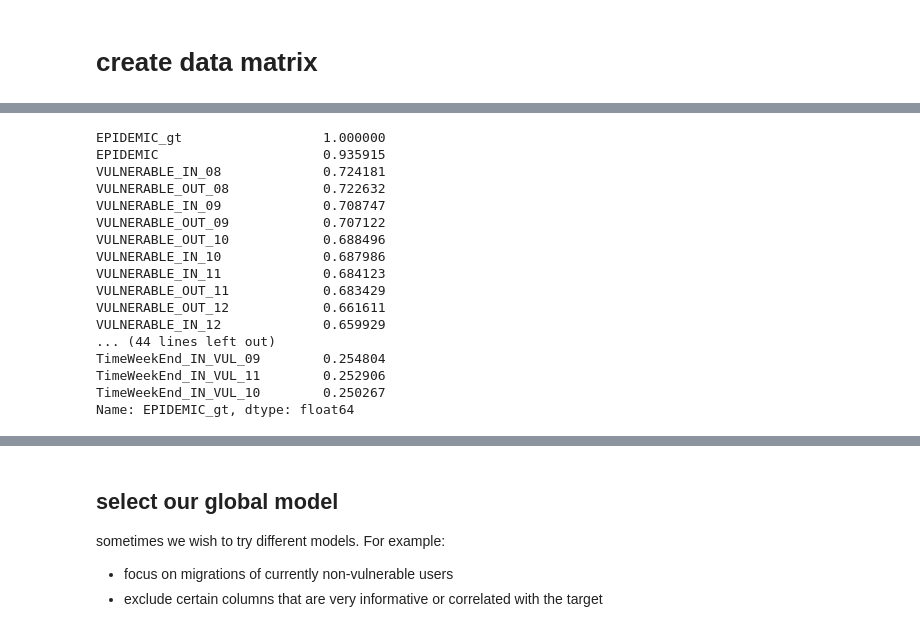
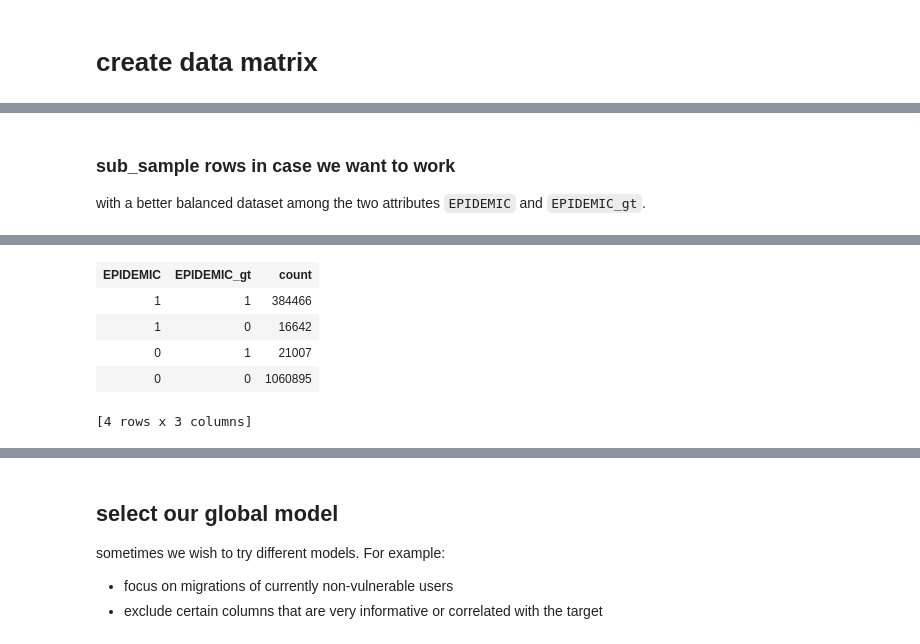
Before and after one commit to jdemonasterio/Tesis, a Jupyter notebook: mexico-scripts-ver2/sklearnClassifiers-mex.ipynb, the cells around one changed output, grey strips where cells are left out. Saved outputs shown, nothing was run; the diff lists cells and outputs as text; code cells hidden in the pictures.

Commit message:
start try of balanced, harder problem

```diff
--- a/mexico-scripts-ver2/sklearnClassifiers-mex.ipynb
+++ b/mexico-scripts-ver2/sklearnClassifiers-mex.ipynb
@@ -172,6 +172,6 @@ Parsing completed. Parsed 4415 lines in 0.176834 secs.
 # %%
 # agrego tambien data de epidemicidad al simpleformat table
-sf_table = sf_table.join(antennas['CEL_ID','EPIDEMIC'], on = {'ANTENNA_ID_WEEKNIGHT_0':'CEL_ID'},how = 'left')
+sf_table = sf_table.join(antennas['CEL_ID','EPIDEMIC','STATE'], on = {'ANTENNA_ID_WEEKNIGHT_0':'CEL_ID'},how = 'left')
 # %%
 %%time
 # enriquecemos la data de gt con info de epidemicidad
@@ -206,9 +213,18 @@ gt_table.head()
+# %%
+# sample_data = 0.2
+sample_data = None
+
+if sample_data:
+    sf_table, _ = sf_table.random_split(sample_data, seed=2015)
 # %% [markdown]
 # create data matrix
 # %%
 %%time
-data = sl_table.join(gt_table['USER','EPIDEMIC_gt'], on = 'USER', how = 'inner')
-data = data.join(sf_table, on = 'USER', how = 'inner')
+## integrate target to single frame
+
+data = sf_table.join(gt_table['USER','EPIDEMIC_gt'], on = 'USER', how = 'inner')
+data = data.join(sl_table, on = 'USER', how = 'inner')
+
 #no podemos tener nulls en el target asi que dropeamos
 data = data.dropna(columns = ['EPIDEMIC_gt'], how='any')
 print(data.shape)
@@ -255,21 +236,12 @@ corr_matrix.head()
-# %%
-res = corr_matrix[corr_matrix['EPIDEMIC_gt']>0.25]['EPIDEMIC_gt'].sort_values(ascending=False)
-res
-# %% [output]
-EPIDEMIC_gt                  1.000000
-EPIDEMIC                     0.935915
-VULNERABLE_IN_08             0.724181
-VULNERABLE_OUT_08            0.722632
-VULNERABLE_IN_09             0.708747
-VULNERABLE_OUT_09            0.707122
-VULNERABLE_OUT_10            0.688496
-VULNERABLE_IN_10             0.687986
-VULNERABLE_IN_11             0.684123
-VULNERABLE_OUT_11            0.683429
-VULNERABLE_OUT_12            0.661611
-VULNERABLE_IN_12             0.659929
-... (44 lines left out)
-TimeWeekEnd_IN_VUL_09        0.254804
-TimeWeekEnd_IN_VUL_11        0.252906
-TimeWeekEnd_IN_VUL_10        0.250267
-Name: EPIDEMIC_gt, dtype: float64
+# %% [markdown]
+### sub_sample rows in case we want to work
+with a better balanced dataset among the two attributes `EPIDEMIC` and `EPIDEMIC_gt`.
+# %%
+%time
+# 1st check group sizes
+
+epidemic_transition = data.groupby(['EPIDEMIC','EPIDEMIC_gt'],
+                             {'count':gl.aggregate.COUNT_DISTINCT('USER')})
+
+epidemic_transition
+# %% [output]
@@ -275,0 +250,6 @@ Name: EPIDEMIC_gt, dtype: float64
+| EPIDEMIC | EPIDEMIC_gt | count |
+| 1 | 1 | 384466 |
+| 1 | 0 | 16642 |
+| 0 | 1 | 21007 |
+| 0 | 0 | 1060895 |
+[4 rows x 3 columns]
```
Also changed, not shown: parts of 24 cells of this notebook, 2 other files.
